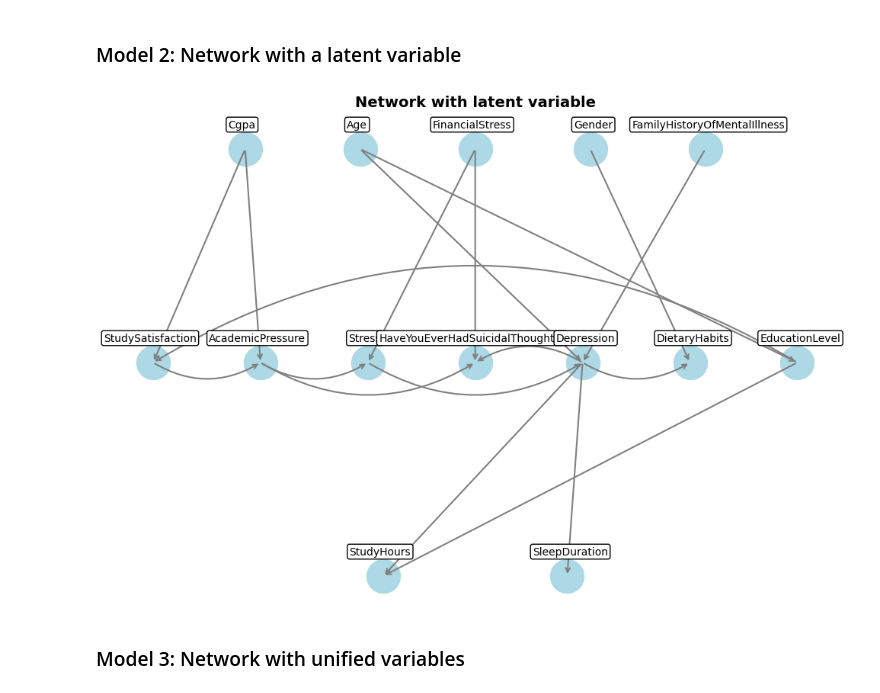
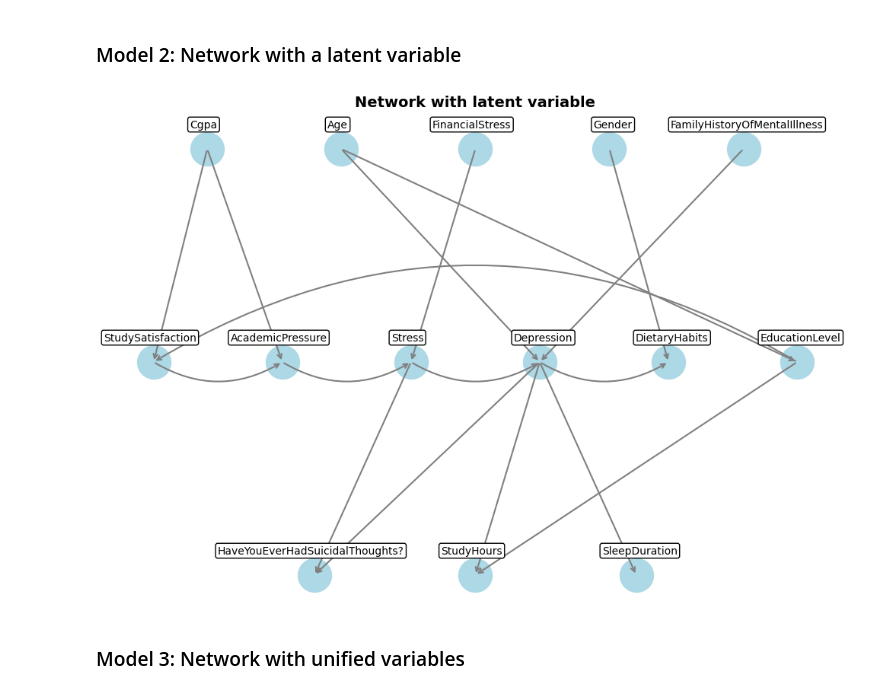
Before and after one commit to Shardyne/faikr3-project, a Jupyter notebook: Pelle/network_comparison.ipynb, the cells around one changed output. Drawn from its saved outputs; the diff is of its cells as text; code cells hidden in the pictures.

```diff
--- a/Pelle/network_comparison.ipynb
+++ b/Pelle/network_comparison.ipynb
@@ -58,40 +58,41 @@ draw_graph(G, pos, title="Baseline Network")
 # %%
 # Define the network structure
 network_latent = [
     ("Depression","HaveYouEverHadSuicidalThoughts?"),
     ("StudySatisfaction","AcademicPressure"),
     ("Cgpa", "StudySatisfaction"),
     ("AcademicPressure","Stress"),                              # added Stress
     ("Stress","Depression"),                                    # added Stress
     ("Cgpa","AcademicPressure"),
     ("Age","EducationLevel"),
     ("FinancialStress","Stress"),                               # added Stress
     ("Stress","Depression"),                                    # added Stress
-    ("AcademicPressure","HaveYouEverHadSuicidalThoughts?"),
+    #("AcademicPressure","HaveYouEverHadSuicidalThoughts?"),
     ("Age","Depression"),
     ("Depression","DietaryHabits"),
     ("Depression","StudyHours"),
-    ("FinancialStress","HaveYouEverHadSuicidalThoughts?"),
+    #("FinancialStress","HaveYouEverHadSuicidalThoughts?"),
+    ("Stress","HaveYouEverHadSuicidalThoughts?"),
     #("Depression","StudySatisfaction"),
     ("EducationLevel","StudySatisfaction"),
     ("Depression","DietaryHabits"),
     ("Depression","StudyHours"),
     ("EducationLevel","StudyHours"),
     ("Gender","DietaryHabits"),
     ("FamilyHistoryOfMentalIllness","Depression"),
     ('Depression','SleepDuration')
 ]
 
 # Build the network
 BN_latent = BayesianNetwork(network_latent, latents=["Stress"])
 
 # Plot its graph
-G = nx.DiGraph()
-G.add_edges_from(BN_latent.edges())
-pos = hierarchical_layout(G, horizontal_spacing=3.0)
-draw_graph(G, pos, title="Network with latent variable")
+R = nx.DiGraph()
+R.add_edges_from(BN_latent.edges())
+pos = hierarchical_layout(R, horizontal_spacing=3.0)
+draw_graph(R, pos, title="Network with latent variable")
 # %% [output]
-[figure, old version]
+[figure, new version]
 # %% [markdown]
 ### Model 3: Network with unified variables
 # %%
```
Also changed, not shown: parts of 17 cells of this notebook, 2 other files.
